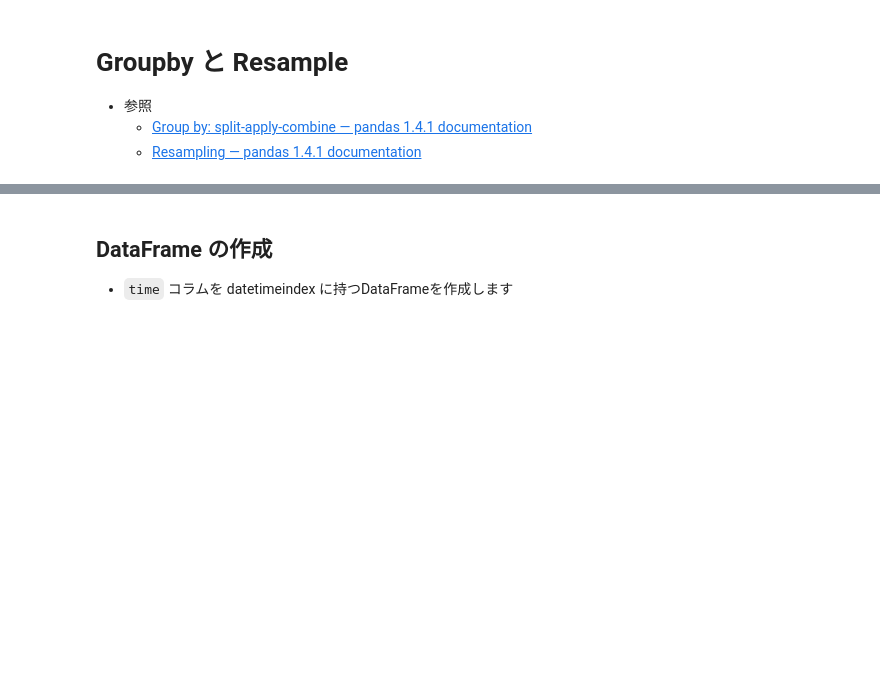
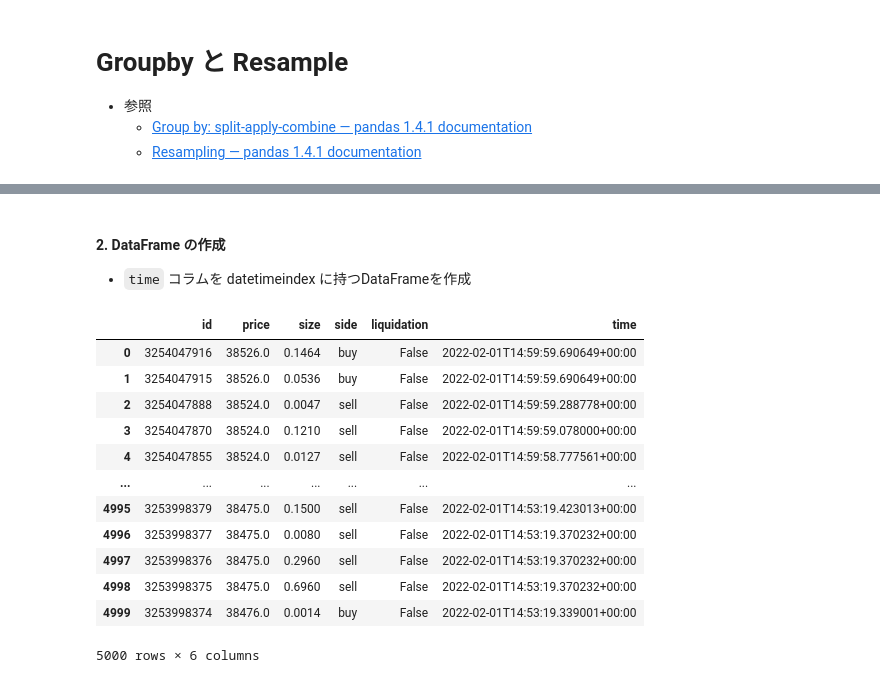
Before and after one commit to fin-py/botter4pandas, a Jupyter notebook: resample.ipynb, the cells around one changed output, grey strips where cells are left out. Drawn from its saved outputs; the diff is of its cells as text; code cells hidden in the pictures; blank space fills up the shorter version.

```diff
--- a/resample.ipynb
+++ b/resample.ipynb
@@ -95,8 +266,22 @@ data["result"][:3]
 # %% [markdown]
-## DataFrame の作成
-- `time` コラムを datetimeindex に持つDataFrameを作成します
+#### 2. DataFrame の作成
+- `time` コラムを datetimeindex に持つDataFrameを作成
 # %%
 df = pd.DataFrame(data["result"])
-df.head()
+df
+# %% [output]
+|  | id | price | size | side | liquidation | time |
+| 0 | 3254047916 | 38526.0 | 0.1464 | buy | False | 2022-02-01T14:59:59.690649+00:00 |
+| 1 | 3254047915 | 38526.0 | 0.0536 | buy | False | 2022-02-01T14:59:59.690649+00:00 |
+| 2 | 3254047888 | 38524.0 | 0.0047 | sell | False | 2022-02-01T14:59:59.288778+00:00 |
+| 3 | 3254047870 | 38524.0 | 0.1210 | sell | False | 2022-02-01T14:59:59.078000+00:00 |
+| 4 | 3254047855 | 38524.0 | 0.0127 | sell | False | 2022-02-01T14:59:58.777561+00:00 |
+| ... | ... | ... | ... | ... | ... | ... |
+| 4995 | 3253998379 | 38475.0 | 0.1500 | sell | False | 2022-02-01T14:53:19.423013+00:00 |
+| 4996 | 3253998377 | 38475.0 | 0.0080 | sell | False | 2022-02-01T14:53:19.370232+00:00 |
+| 4997 | 3253998376 | 38475.0 | 0.2960 | sell | False | 2022-02-01T14:53:19.370232+00:00 |
+| 4998 | 3253998375 | 38475.0 | 0.6960 | sell | False | 2022-02-01T14:53:19.370232+00:00 |
+| 4999 | 3253998374 | 38476.0 | 0.0014 | buy | False | 2022-02-01T14:53:19.339001+00:00 |
+5000 rows × 6 columns
 # %%
 df.dtypes
```
Also changed, not shown: parts of 47 cells of this notebook.
